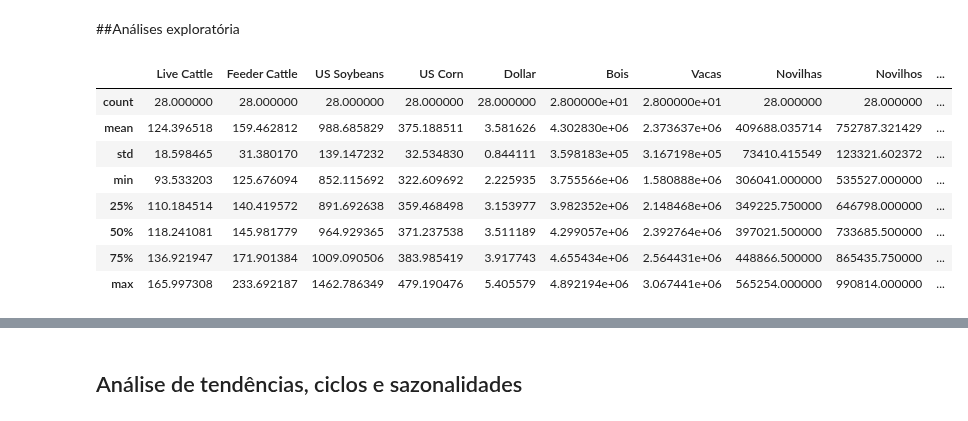
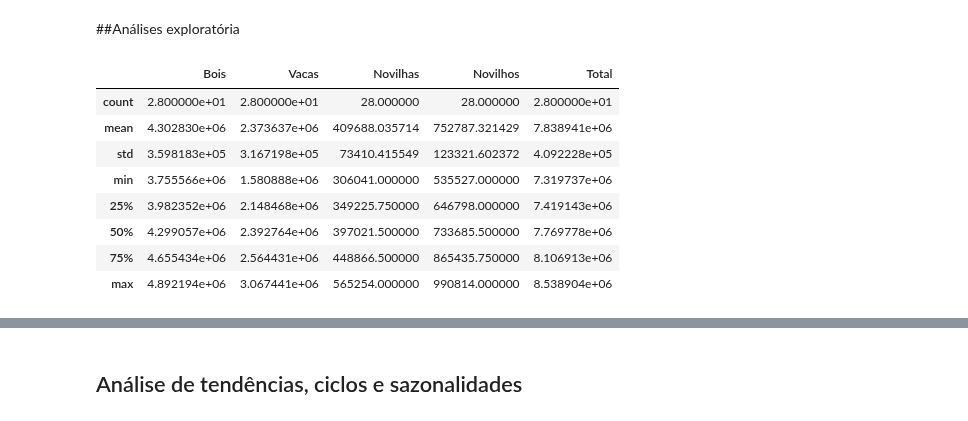
Before and after one commit to jvataidee/DataAnalysis, a Jupyter notebook: Analise_Financeira_Mercado_Gado_de_Corte.ipynb, the cells around one changed output, grey strips where cells are left out. Cells and saved outputs as stored; diff of their text form; code cells hidden in the pictures.

```diff
--- a/Analise_Financeira_Mercado_Gado_de_Corte.ipynb
+++ b/Analise_Financeira_Mercado_Gado_de_Corte.ipynb
@@ -199,17 +199,17 @@ df_final["Média Total"] = df_final["Total"].mean()
 ##Análises exploratória
 # %%
 #Resumos estatisticos
-df_final.describe()
+df_final.iloc[:, 5:11].describe()
 # %% [output]
-|  | Live Cattle | Feeder Cattle | US Soybeans | US Corn | Dollar | Bois | Vacas | Novilhas | Novilhos | ... |
-| count | 28.000000 | 28.000000 | 28.000000 | 28.000000 | 28.000000 | 2.800000e+01 | 2.800000e+01 | 28.000000 | 28.000000 | ... |
-| mean | 124.396518 | 159.462812 | 988.685829 | 375.188511 | 3.581626 | 4.302830e+06 | 2.373637e+06 | 409688.035714 | 752787.321429 | ... |
-| std | 18.598465 | 31.380170 | 139.147232 | 32.534830 | 0.844111 | 3.598183e+05 | 3.167198e+05 | 73410.415549 | 123321.602372 | ... |
-| min | 93.533203 | 125.676094 | 852.115692 | 322.609692 | 2.225935 | 3.755566e+06 | 1.580888e+06 | 306041.000000 | 535527.000000 | ... |
-| 25% | 110.184514 | 140.419572 | 891.692638 | 359.468498 | 3.153977 | 3.982352e+06 | 2.148468e+06 | 349225.750000 | 646798.000000 | ... |
-| 50% | 118.241081 | 145.981779 | 964.929365 | 371.237538 | 3.511189 | 4.299057e+06 | 2.392764e+06 | 397021.500000 | 733685.500000 | ... |
-| 75% | 136.921947 | 171.901384 | 1009.090506 | 383.985419 | 3.917743 | 4.655434e+06 | 2.564431e+06 | 448866.500000 | 865435.750000 | ... |
-| max | 165.997308 | 233.692187 | 1462.786349 | 479.190476 | 5.405579 | 4.892194e+06 | 3.067441e+06 | 565254.000000 | 990814.000000 | ... |
+|  | Bois | Vacas | Novilhas | Novilhos | Total |
+| count | 2.800000e+01 | 2.800000e+01 | 28.000000 | 28.000000 | 2.800000e+01 |
+| mean | 4.302830e+06 | 2.373637e+06 | 409688.035714 | 752787.321429 | 7.838941e+06 |
+| std | 3.598183e+05 | 3.167198e+05 | 73410.415549 | 123321.602372 | 4.092228e+05 |
+| min | 3.755566e+06 | 1.580888e+06 | 306041.000000 | 535527.000000 | 7.319737e+06 |
+| 25% | 3.982352e+06 | 2.148468e+06 | 349225.750000 | 646798.000000 | 7.419143e+06 |
+| 50% | 4.299057e+06 | 2.392764e+06 | 397021.500000 | 733685.500000 | 7.769778e+06 |
+| 75% | 4.655434e+06 | 2.564431e+06 | 448866.500000 | 865435.750000 | 8.106913e+06 |
+| max | 4.892194e+06 | 3.067441e+06 | 565254.000000 | 990814.000000 | 8.538904e+06 |
 # %%
 #Plotar Boxplot e Histograma
 fig, ax = plt.subplots(n_colunas,2,figsize=(10, 20))
```
